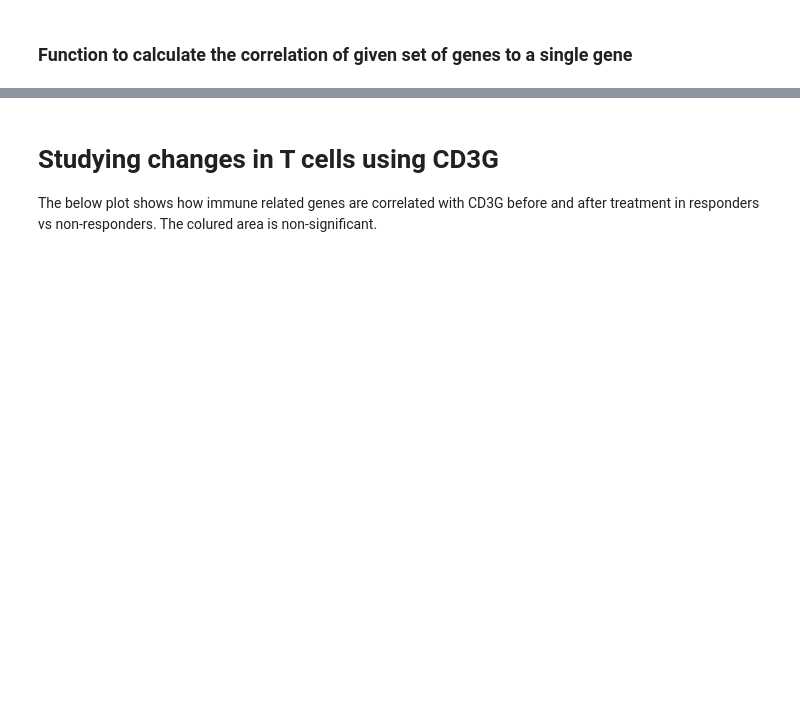
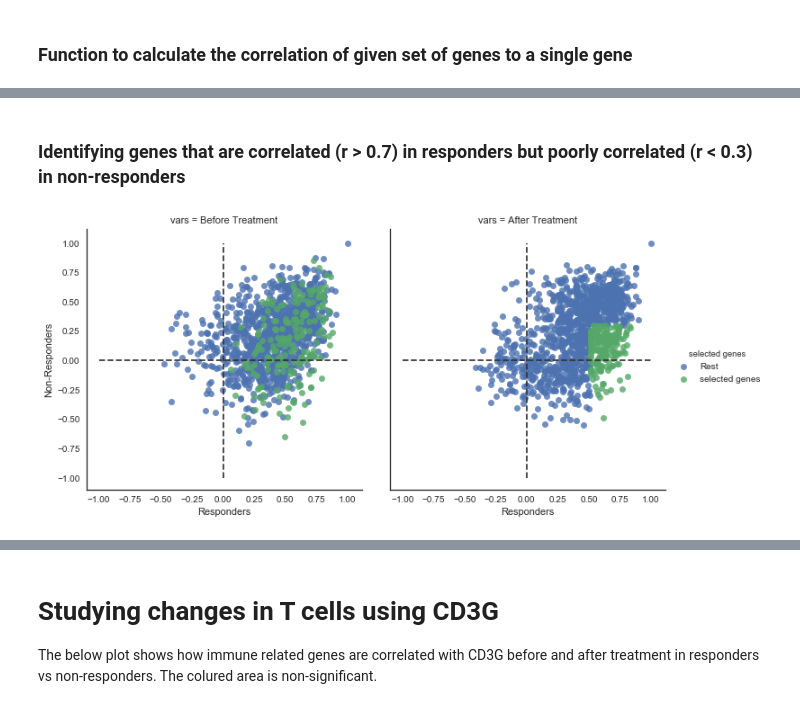
Before and after one commit to ajitjohnson/PythonScripts, a Jupyter notebook: Endocrine treatment of breast cancer.ipynb, the cells around one changed output, grey strips where cells are left out. Cells and saved outputs as stored; diff of their text form; code cells hidden in the pictures; blank space fills up the shorter version.

```diff
--- a/Endocrine treatment of breast cancer.ipynb
+++ b/Endocrine treatment of breast cancer.ipynb
@@ -156,8 +167,6 @@ def genecorr(GOI):
     at_p['vars'] = ['After Treatment']*len(at_p)
     bt_p['vars'] = ['Before Treatment']*len(bt_p)
     frames = [bt_p, at_p]
-    #plot = pd.concat(frames, join = 'outer')
-    plot = at_p.append(bt_p)
-    return plot
-    return at_p
-    return bt_p
+    plot = pd.concat(frames, join = 'outer')
+    #plot = at_p.append(bt_p)
+    return {'plot':plot, 'after treatment':at_p, 'before treatment':bt_p}
@@ -163,0 +227,14 @@ def genecorr(GOI):
+# %% [markdown]
+### Identifying genes that are  correlated (r > 0.7) in responders but poorly correlated (r < 0.3) in non-responders
+# %%
+# Look at genes that are unique in responders
+cd163r = GOIR(0.51,0.30,cd163['plot'])
+sns.set(style="white", color_codes=True)
+lm = sns.lmplot(data= cd163r['plot'], x='Responders', y='Non-Responders', col='vars', hue='selected genes', fit_reg=False)
+for ax in lm.axes.flat:
+    ax.plot((-1, 1), (0, 0), c=".2", ls="--")
+    ax.plot((0, 0), (-1, 1), c=".2", ls="--")
+lm.fig.subplots_adjust(wspace=.1, hspace=2);
+plt.show()
+# %% [output]
+[figure, added]
```
Also changed, not shown: parts of 51 cells of this notebook.
